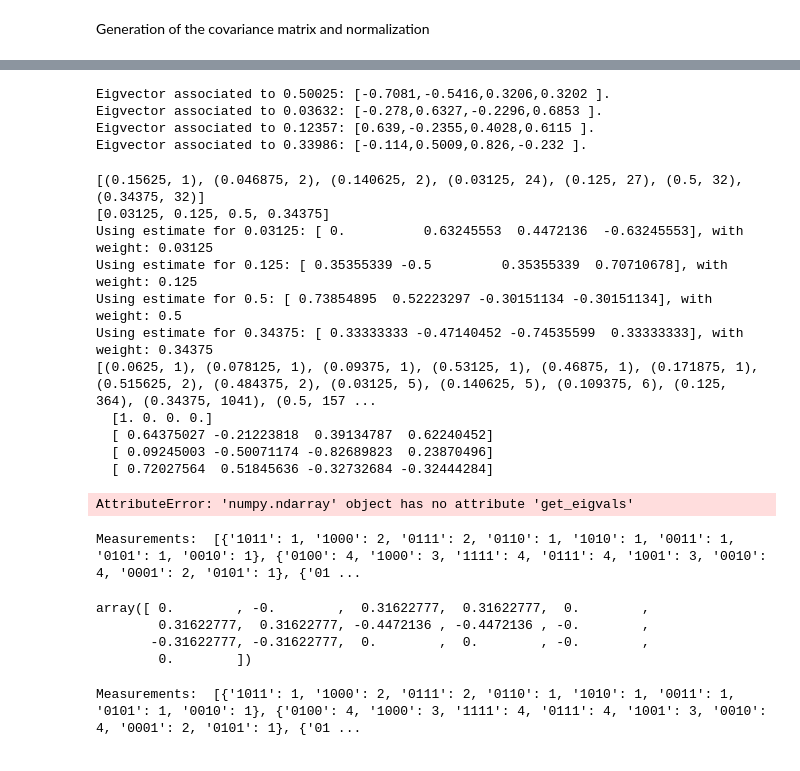
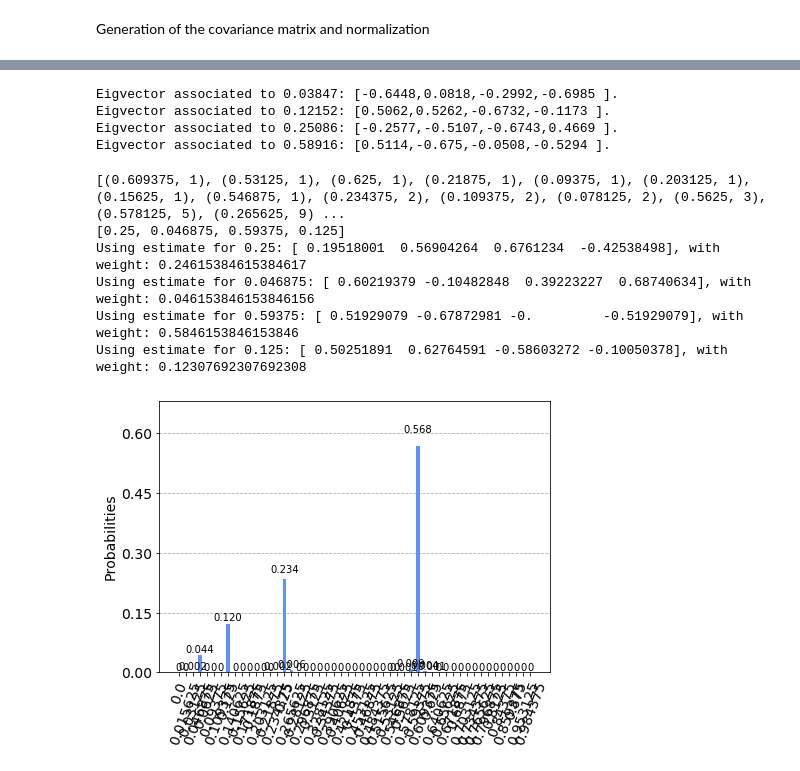
Before and after one commit to Askarpour/sw2_quantum_research, a Jupyter notebook: SantambrogioScandelliTagliabue/QPCA/notebooks/QuantumPCA_test.ipynb, the cells around one changed output, grey strips where cells are left out. Drawn from its saved outputs; the diff is of its cells as text; code cells hidden in the pictures.

```diff
--- a/SantambrogioScandelliTagliabue/QPCA/notebooks/QuantumPCA_test.ipynb
+++ b/SantambrogioScandelliTagliabue/QPCA/notebooks/QuantumPCA_test.ipynb
@@ -54,88 +37,52 @@ Eigenvectors:
 # %%
 for i in range(N):
-    print(f"Eigvector associated to {np.round(eigval[i].real,5)}: [{','.join([str(j.real) for j in np.round(eigvec.T[i],4)])} ].")
+    print(f"Eigvector associated to {np.round(eigvals[i].real,5)}: [{','.join([str(j.real) for j in np.round(eigvecs.T[i],4)])} ].")
 # %% [output]
-Eigvector associated to 0.50025: [-0.7081,-0.5416,0.3206,0.3202 ].
-Eigvector associated to 0.03632: [-0.278,0.6327,-0.2296,0.6853 ].
-Eigvector associated to 0.12357: [0.639,-0.2355,0.4028,0.6115 ].
-Eigvector associated to 0.33986: [-0.114,0.5009,0.826,-0.232 ].
+Eigvector associated to 0.03847: [-0.6448,0.0818,-0.2992,-0.6985 ].
+Eigvector associated to 0.12152: [0.5062,0.5262,-0.6732,-0.1173 ].
+Eigvector associated to 0.25086: [-0.2577,-0.5107,-0.6743,0.4669 ].
+Eigvector associated to 0.58916: [0.5114,-0.675,-0.0508,-0.5294 ].
 # %%
-bits = 9
-shots_per_vec1 = 10
+bits = 8
+shots_per_vec1 = 100
 shots_per_vec2 = 1000
-threshold_perc = 0.008
-roundoff = 3
+roundoff = 2
 
 pool = ortho_group.rvs(dim=N)
 res = None
 for i in range(N):
     initial = pool[i]
     if res is None:
         res = qpca(covmat,bits,initial= initial, req_shots = shots_per_vec1, nbitsroundoff = roundoff)
     else:
         res.merge(qpca(covmat,bits,initial= initial, req_shots = shots_per_vec1, nbitsroundoff = roundoff))
 
 eigval_occurences = res.get_eigvals()
-
 print(eigval_occurences)
 
 #THRESHOLDING
-
 relevant_eigvals = [i[0] for i in eigval_occurences[-N:]]
-
 print(relevant_eigvals)
 
 eigvec_weights = [i/sum(relevant_eigvals) for i in relevant_eigvals]
 
-
 result = None
-for eigval,weight in zip(relevant_eigvals,eigvec_weights):
-    initial = res.eigvec_from_eigval(eigval)
-    print(f"Using estimate for {eigval}: {initial}, with weight: {weight}")
+for ev,weight in zip(relevant_eigvals,eigvec_weights):
+    initial = res.eigvec_from_eigval(ev)
+    print(f"Using estimate for {ev}: {initial}, with weight: {weight}")
     if len(initial)==0:
         continue
     if result is None:
-        result = qpca(covmat,bits,initial= initial, req_shots = int(shots_per_vec2*weight+1), nbitsroundoff = roundoff)
+        result = qpca(covmat,bits,initial= initial, req_shots = int(shots_per_vec2*weight*N+1), nbitsroundoff = roundoff)
     else:
-        result.merge(qpca(covmat,bits,initial= initial, req_shots = int(shots_per_vec2*weight+1), nbitsroundoff = roundoff))
-
-print(result.get_eigvals())
-
-#RETRIEVE EIGVECTORS ESTIMATES
+        result.merge(qpca(covmat,bits,initial= initial, req_shots = int(shots_per_vec2*weight*N+1), nbitsroundoff = roundoff))
 
 plot_histogram(result.get_eigvals(False))
-
-final_eigenvalues = result.get_eigvals()
-
-eigenvectors = [result.eigvec_from_eigval(i[0]) for i in final_eigenvalues[-N:]]
-
-for i in eigenvectors:
-    print(" ",i)
 # %% [output]
-[(0.15625, 1), (0.046875, 2), (0.140625, 2), (0.03125, 24), (0.125, 27), (0.5, 32), (0.34375, 32)]
-[0.03125, 0.125, 0.5, 0.34375]
-Using estimate for 0.03125: [ 0.          0.63245553  0.4472136  -0.63245553], with weight: 0.03125
-Using estimate for 0.125: [ 0.35355339 -0.5         0.35355339  0.70710678], with weight: 0.125
-Using estimate for 0.5: [ 0.73854895  0.52223297 -0.30151134 -0.30151134], with weight: 0.5
-Using estimate for 0.34375: [ 0.33333333 -0.47140452 -0.74535599  0.33333333], with weight: 0.34375
-[(0.0625, 1), (0.078125, 1), (0.09375, 1), (0.53125, 1), (0.46875, 1), (0.171875, 1), (0.515625, 2), (0.484375, 2), (0.03125, 5), (0.140625, 5), (0.109375, 6), (0.125, 364), (0.34375, 1041), (0.5, 157 ...
-  [1. 0. 0. 0.]
-  [ 0.64375027 -0.21223818  0.39134787  0.62240452]
-  [ 0.09245003 -0.50071174 -0.82689823  0.23870496]
-  [ 0.72027564  0.51845636 -0.32732684 -0.32444284]
+[(0.609375, 1), (0.53125, 1), (0.625, 1), (0.21875, 1), (0.09375, 1), (0.203125, 1), (0.15625, 1), (0.546875, 1), (0.234375, 2), (0.109375, 2), (0.078125, 2), (0.5625, 3), (0.578125, 5), (0.265625, 9) ...
+[0.25, 0.046875, 0.59375, 0.125]
+Using estimate for 0.25: [ 0.19518001  0.56904264  0.6761234  -0.42538498], with weight: 0.24615384615384617
+Using estimate for 0.046875: [ 0.60219379 -0.10482848  0.39223227  0.68740634], with weight: 0.046153846153846156
+Using estimate for 0.59375: [ 0.51929079 -0.67872981 -0.         -0.51929079], with weight: 0.5846153846153846
+Using estimate for 0.125: [ 0.50251891  0.62764591 -0.58603272 -0.10050378], with weight: 0.12307692307692308
+[figure, added]
-# %%
-plot_histogram(r.get_eigvals(False))
-# %% [output]
-AttributeError: 'numpy.ndarray' object has no attribute 'get_eigvals'
-# %%
-r.eigvec_from_eigval(0.09375)
-# %% [output]
-Measurements:  [{'1011': 1, '1000': 2, '0111': 2, '0110': 1, '1010': 1, '0011': 1, '0101': 1, '0010': 1}, {'0100': 4, '1000': 3, '1111': 4, '0111': 4, '1001': 3, '0010': 4, '0001': 2, '0101': 1}, {'01 ...
-array([ 0.        , -0.        ,  0.31622777,  0.31622777,  0.        ,
-        0.31622777,  0.31622777, -0.4472136 , -0.4472136 , -0.        ,
-       -0.31622777, -0.31622777,  0.        ,  0.        , -0.        ,
-        0.        ])
-# %%
-rnew = qpca(covmat,bits,initial= r.eigvec_from_eigval(0.09375), req_shots = 1000, nbitsroundoff = 4)
-# %% [output]
-Measurements:  [{'1011': 1, '1000': 2, '0111': 2, '0110': 1, '1010': 1, '0011': 1, '0101': 1, '0010': 1}, {'0100': 4, '1000': 3, '1111': 4, '0111': 4, '1001': 3, '0010': 4, '0001': 2, '0101': 1}, {'01 ...
```
Also changed, not shown: parts of 6 cells of this notebook, 1 other file.
